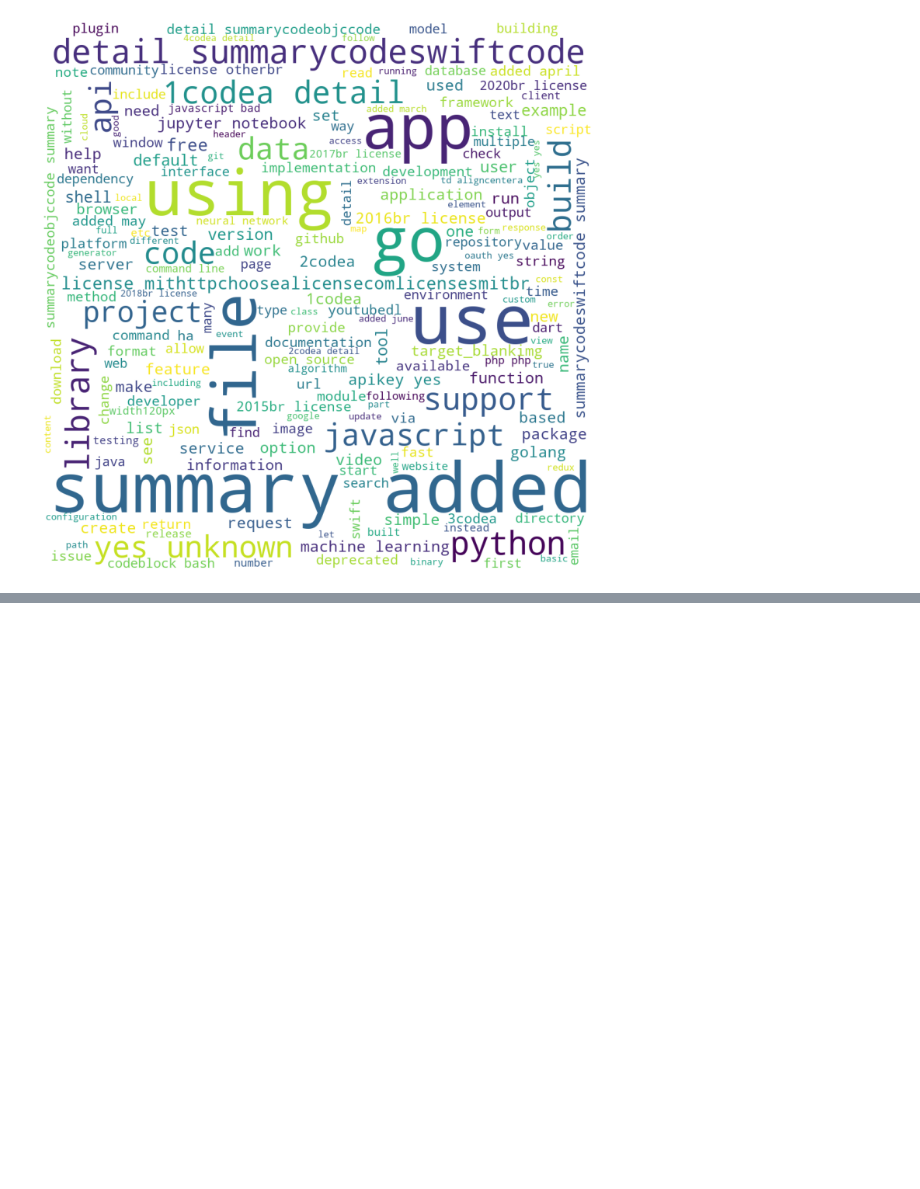
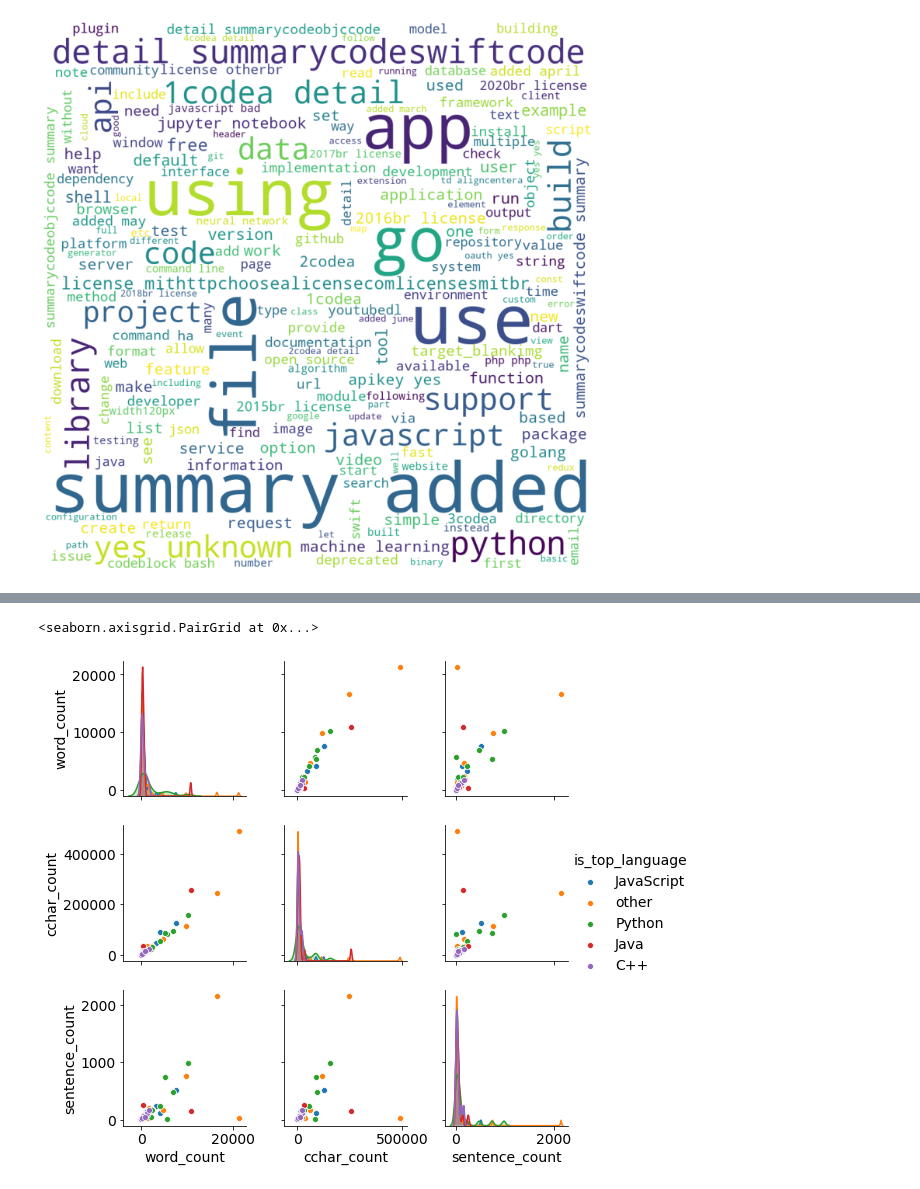
Before and after one commit to nlp-github-project/nlp-github-project, a Jupyter notebook: yvonne_notes.ipynb, the cells around one changed output, grey strips where cells are left out. Cells and saved outputs as stored; diff of their text form; code cells hidden in the pictures; blank space fills up the shorter version.

```diff
--- a/yvonne_notes.ipynb
+++ b/yvonne_notes.ipynb
@@ -598,0 +680,5 @@ plt.axis('off')
+# %%
+sns.pairplot(df, hue='is_top_language')
+# %% [output]
+<seaborn.axisgrid.PairGrid at 0x...>
+[figure, added]
```
Also changed, not shown: parts of 10 cells of this notebook.
